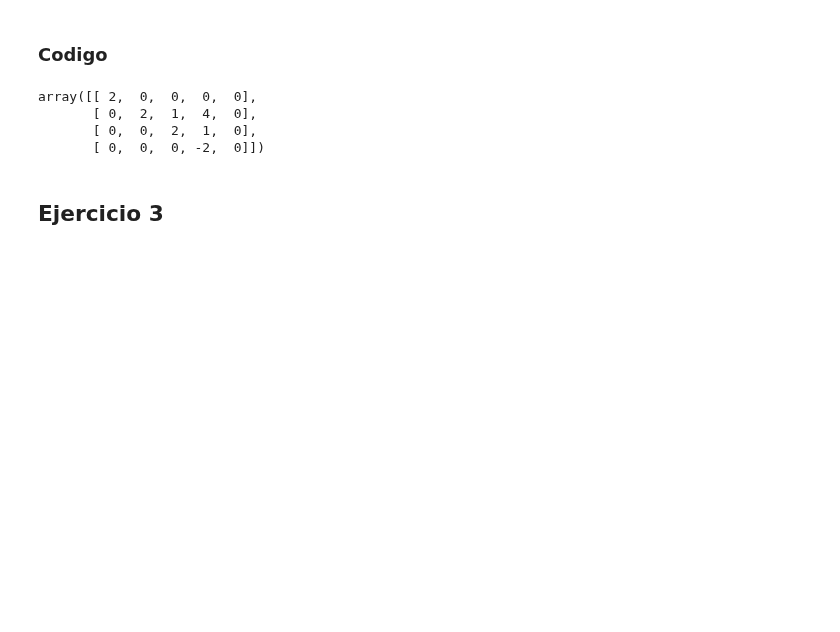
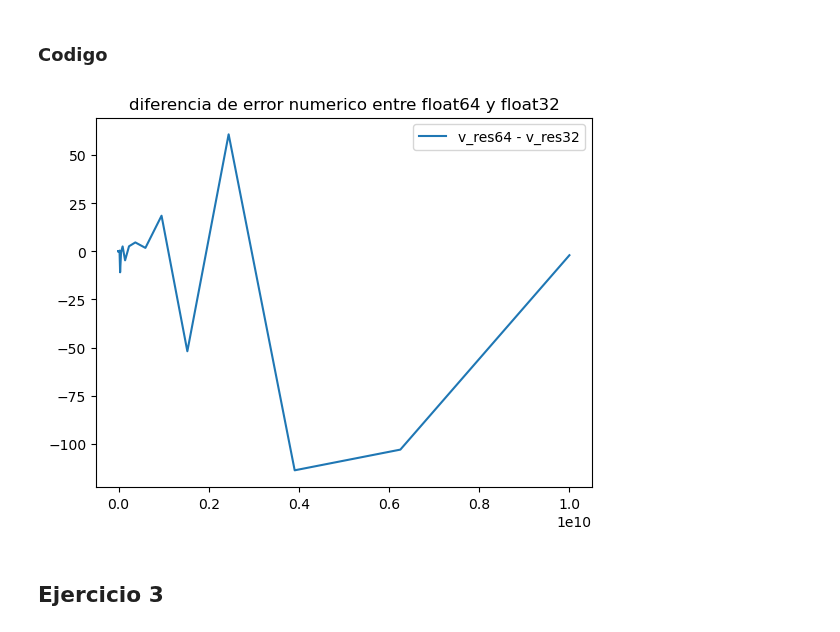
Before and after one commit to agFrenk/Metodos-TP, a Jupyter notebook: resolucion_tp.ipynb, the cells around one changed output. Saved outputs shown, nothing was run; the diff lists cells and outputs as text; code cells hidden in the pictures; blank space fills up the shorter version.

```diff
--- a/resolucion_tp.ipynb
+++ b/resolucion_tp.ipynb
@@ -84,8 +127,8 @@ def elim_gauss_con_pivot(M, threshold):
     #Hacemos el paso de eliminacion gaussiana
     for j in range(i+1, len(M)):
       if M[i][i] != 0:
-        if(float(M[i][i]) <=threshold):
-          print("Advertencia de error numerico, division por valor cercano a cero")
+        # if(float(M[i][i]) <=threshold):
+        #   print("Advertencia de error numerico, division por valor cercano a cero")
         m_ji = float(M[j][i])/float(M[i][i])
         for k in range(i,len(M[0])):
           M[j][k] = M[j][k] - m_ji * M[i][k]
@@ -95,21 +138,57 @@ def elim_gauss_con_pivot(M, threshold):
             raise Exception("No se puede realizar la eliminacion gaussiana con i:" + str(i) + " y j: " + str(j))
    return M
 
-def solve_sys_EG(M):
-  M_res = elim_gauss_con_pivot(M)
-  b = []
+def solve_sys_EG(M, threshold):
+  M_res = elim_gauss_con_pivot(M, threshold)
+  x = []
   for i in range(0,len(M)):
-    b.append(M[i][len(M[0])-1])
-  return b
-
-
+    x.append(M[i][len(M[0])-2])
+  return x
 
 elim_gauss_con_pivot(a_matrix2, 0.0001)
+
+##item b, matriz diagonal con algun a_ii=0 y b_i!=0
+matrix_no_solution = np.array([[ 1,  0,  0, 1],
+                               [ 2,  0,  0, 1],
+                               [ 0,  0,  0, 2],
+                               [ 0,  0,  1, 1]]).astype(np.float64)
+
+##item c
+def inf_norm(v, w):
+  res=0
+  for i in range(len(v)):
+    res = max(res, abs(v[i]-w[i]))
+  return res
-# %% [output]
-array([[ 2,  0,  0,  0,  0],
-       [ 0,  2,  1,  4,  0],
-       [ 0,  0,  2,  1,  0],
-       [ 0,  0,  0, -2,  0]])
+# %%
+def numeric_error_exp(x):
+  v_epsilon = np.logspace(1e-6, 10, endpoint=True)
+  threshold = 1e-10
+  v_res64 = np.zeros(len(v_epsilon))
+  v_res32 = np.zeros(len(v_epsilon))
+
+  for i in range(len(v_epsilon)):
+    matrix_c = create_matrix_with_epsilon_float64(v_epsilon[i])
+    x_obt = solve_sys_EG(matrix_c, threshold)
+    v_res64[i] = inf_norm(x_obt, x_64)
+
+  for i in range(len(v_epsilon)):
+    matrix_c = create_matrix_with_epsilon_float32(v_epsilon[i])
+    x_obt = solve_sys_EG(matrix_c, threshold)
+    v_res32[i] = inf_norm(x_obt, x_32)
+
+  fig, ax = plt.subplots( nrows=1, ncols=1 )
+  ax.plot(v_epsilon, v_res64 - v_res32, label = "v_res64 - v_res32")
+  #ax.plot(v_epsilon, v_res32, label = ".float32")
+
+  # print(v_res64 - v_res32)
+  ax.set_title('diferencia de error numerico entre float64 y float32')
+  ax.legend()
+  plt.show()
+  # plt.savefig('error_numerico_exp')
+
+numeric_error_exp(x)
+# %% [output]
+[figure, added]
 # %% [markdown]
 ## Ejercicio 3
 # %% [markdown]
```
Also changed, not shown: parts of 14 cells of this notebook.
